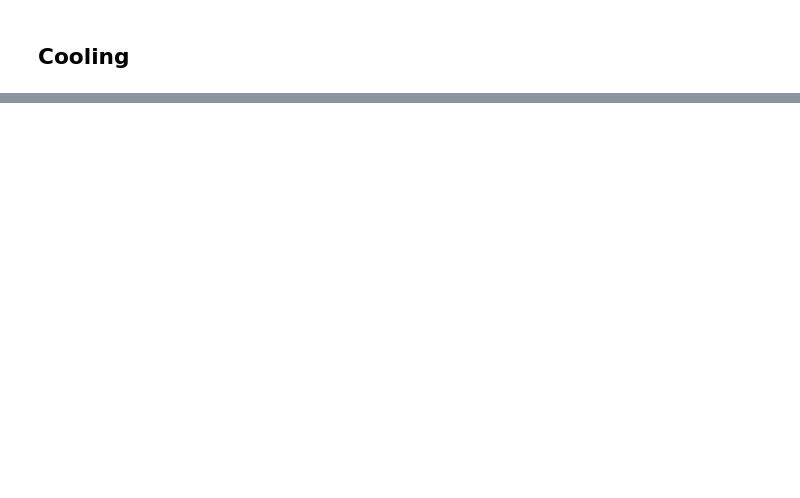
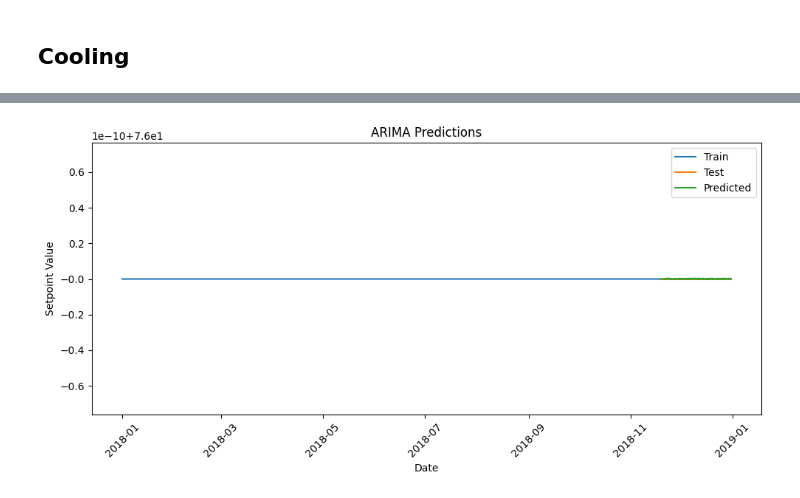
Before and after one commit to adrianlopezlanchares/Space-Conditioning-Electrification, a Jupyter notebook: consumption/full-prediction/full_prediction.ipynb, the cells around one changed output, grey strips where cells are left out. Saved outputs shown, nothing was run; the diff lists cells and outputs as text; code cells hidden in the pictures; blank space fills up the shorter version.

```diff
--- a/consumption/full-prediction/full_prediction.ipynb
+++ b/consumption/full-prediction/full_prediction.ipynb
@@ -542,0 +624,23 @@ np.float64(20085.716105671712)
+# %%
+# Predict
+predictions = heating_arima_model_fit.get_forecast(steps=len(heating_endog_test), exog=heating_exog_test)
+predicted_mean = predictions.predicted_mean
+predicted_conf_int = predictions.conf_int()
+lower_limits = predicted_conf_int.iloc[:, 0]
+upper_limits = predicted_conf_int.iloc[:, 1]
+predicted_mean = pd.Series(predicted_mean, index=heating_endog_test.index)
+# %%
+# Plot predictions
+plt.figure(figsize=(10, 5))
+plt.plot(heating_endog_train.index, heating_endog_train["setpoint"], label="Train")
+plt.plot(heating_endog_test.index, heating_endog_test["setpoint"], label="Test")
+plt.plot(predicted_mean.index, predicted_mean, label="Predicted")
+plt.title("ARIMA Predictions")
+plt.xlabel("Date")
+plt.ylabel("Setpoint Value")
+plt.legend()
+plt.xticks(rotation=45)
+plt.tight_layout()
+plt.show()
+# %% [output]
+[figure, added]
```
Also changed, not shown: parts of 29 cells of this notebook, 2 other files.
